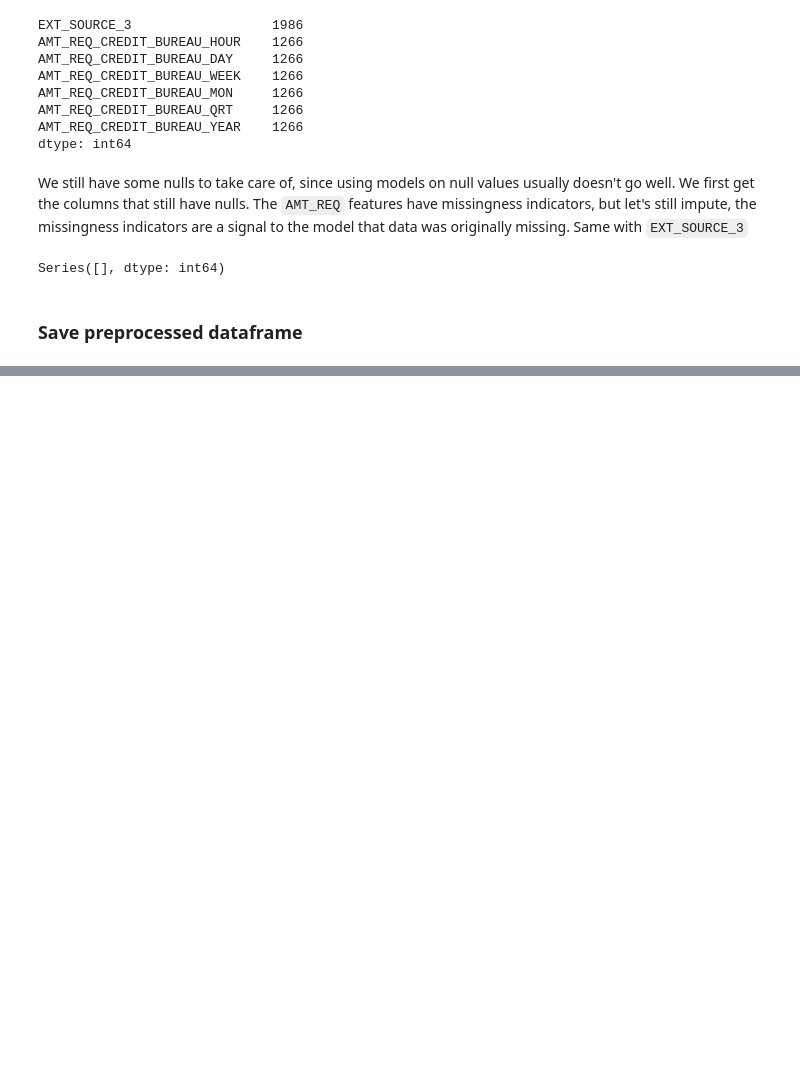
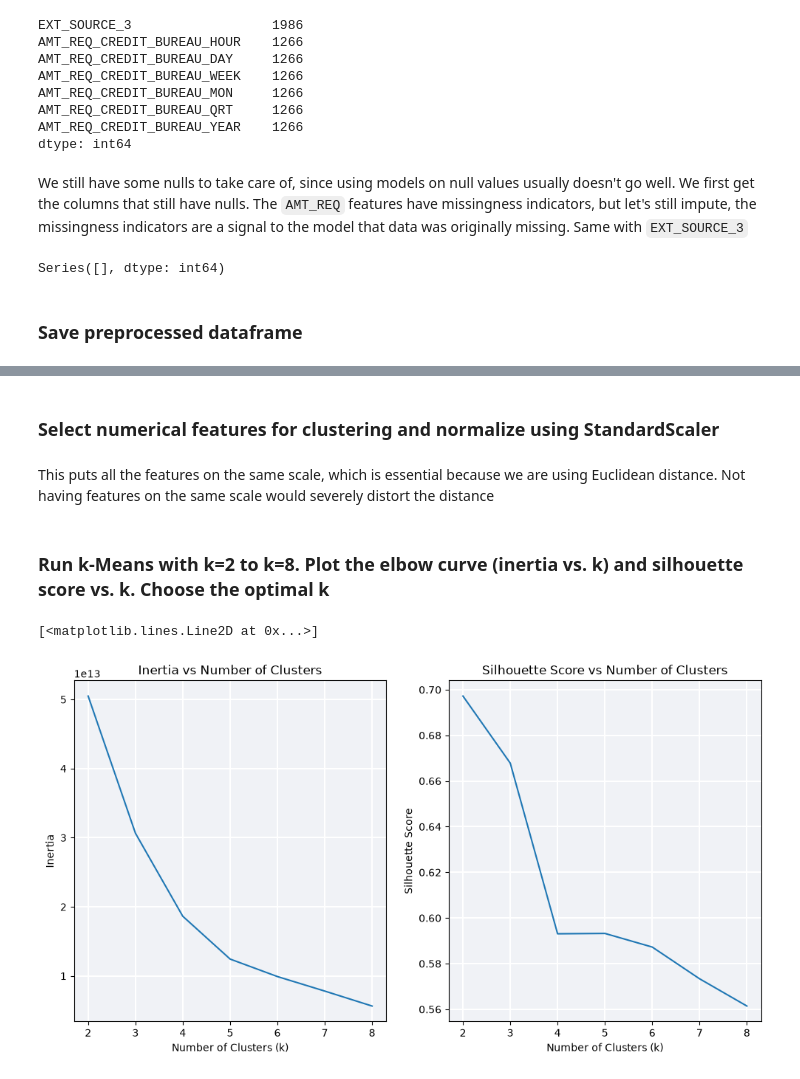
Before and after one commit to jarviscanada/jarvis_data_eng_AlanHu, a Jupyter notebook: machine_learning/module1/capstone/notebooks/03_feature_engineering.ipynb, the cells around one changed output, grey strips where cells are left out. Drawn from its saved outputs; the diff is of its cells as text; code cells hidden in the pictures; blank space fills up the shorter version.

Commit message:
Add clustering section

```diff
--- a/machine_learning/module1/capstone/notebooks/03_feature_engineering.ipynb
+++ b/machine_learning/module1/capstone/notebooks/03_feature_engineering.ipynb
@@ -241,0 +246,2 @@ df.to_csv(preprocessed_path, index=False)
+# %%
+clustering_df = pd.read_csv(preprocessed_path)
@@ -241,0 +257,63 @@ df.to_csv(preprocessed_path, index=False)
+# %% [markdown]
+### Select numerical features for clustering and normalize using StandardScaler
+# %% [markdown]
+This puts all the features on the same scale, which is essential because we are using Euclidean distance. Not having features on the same scale would severely distort the distance
+# %%
+features_to_cluster = ['age', 'CREDIT_INCOME_RATIO', 'ANNUITY_INCOME_RATIO', 'CREDIT_TERM', 'DAYS_EMPLOYED_RATIO', 'INCOME_PER_PERSON', 'EXT_SOURCE_MEAN', 'EXT_SOURCE_STD']
+clustering_data = clustering_df[features_to_cluster]
+
+scaler = StandardScaler()
+# normalize the data
+normalized_data = scaler.fit_transform(clustering_data)
+# %% [markdown]
+### Run k-Means with k=2 to k=8. Plot the elbow curve (inertia vs. k) and silhouette score vs. k. Choose the optimal k
+# %%
+k_clusters = range(2,9)
+inertia = []
+silhouettes = []
+
+for k in k_clusters:
+    # initialize a separate model for each k
+    kmeans = KMeans(n_clusters=k, random_state=42)
+    labels = kmeans.fit_predict(clustering_data)
+
+    inertia.append(kmeans.inertia_)
+    score = silhouette_score(clustering_data, labels)
+    silhouettes.append(score)
+
+# plot inertia and silhouette score
+fig, axes = plt.subplots(nrows=1, ncols=2, figsize=(12,6))
+ax1, ax2 = axes
+color = 'tab:blue'
+ax1.set_xlabel('Number of Clusters (k)')
+ax1.set_ylabel('Inertia')
+ax1.set_title('Inertia vs Number of Clusters')
+ax1.grid(
+    visible=True,       # Ensure the grid is visible
+    which='major',      # Apply styling to major ticks
+    axis='both',        # Gridlines on both 'x' and 'y' axes
+    color='white',      # Gridline color
+    linestyle='-',      # Continuous line ('-', '--', ':', '-.')
+    linewidth=1.5,      # Thickness of the lines
+    alpha=1.0           # Opacity (0.0 to 1.0)
+)
+ax1.set_facecolor('#f0f2f6')
+ax1.plot(k_clusters, inertia)
+
+ax2.set_xlabel('Number of Clusters (k)')
+ax2.set_ylabel('Silhouette Score')
+ax2.set_title('Silhouette Score vs Number of Clusters')
+ax2.grid(
+    visible=True,       # Ensure the grid is visible
+    which='major',      # Apply styling to major ticks
+    axis='both',        # Gridlines on both 'x' and 'y' axes
+    color='white',      # Gridline color
+    linestyle='-',      # Continuous line ('-', '--', ':', '-.')
+    linewidth=1.5,      # Thickness of the lines
+    alpha=1.0           # Opacity (0.0 to 1.0)
+)
+ax2.set_facecolor("#f0f2f6")
+ax2.plot(k_clusters, silhouettes)
+# %% [output]
+[<matplotlib.lines.Line2D at 0x...>]
+[figure, added]
```
Also changed, not shown: parts of 19 cells of this notebook.
